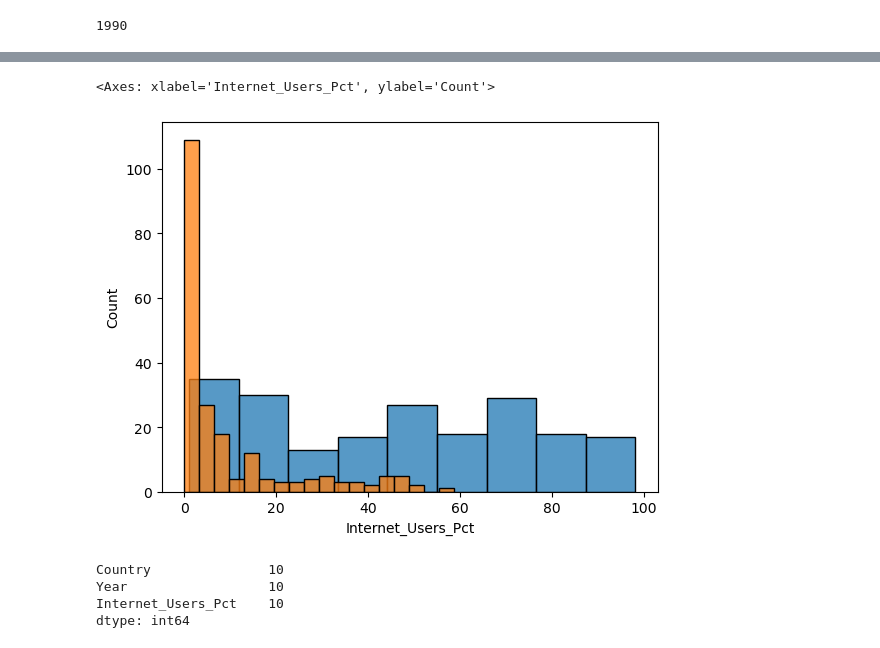
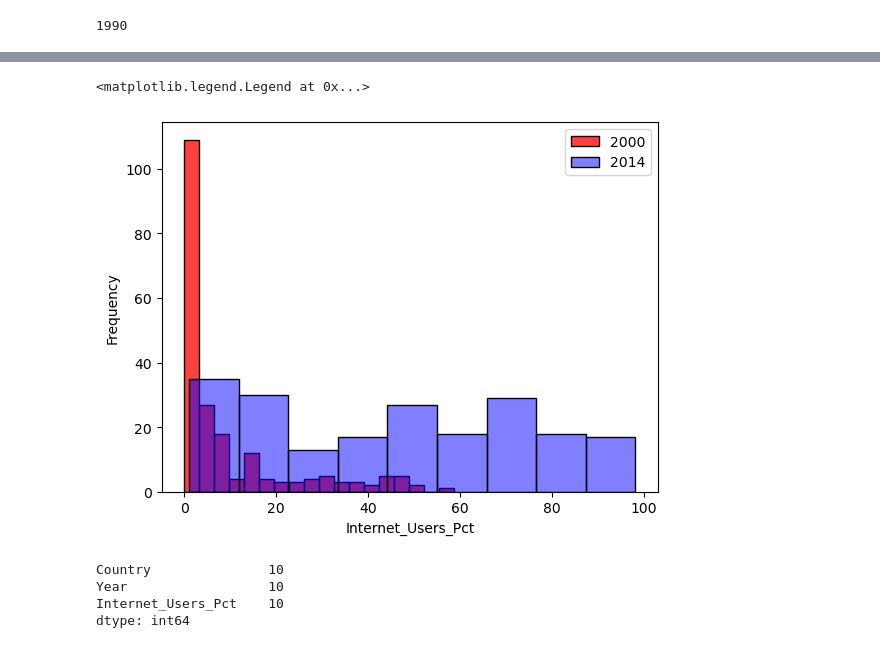
Before and after one commit to NSS-Data-Analytics-Cohort-12/un-python-HaylieCannon, a Jupyter notebook: notebooks/unproject.ipynb, the cells around one changed output, grey strips where cells are left out. Drawn from its saved outputs; the diff is of its cells as text; code cells hidden in the pictures.

```diff
--- a/notebooks/unproject.ipynb
+++ b/notebooks/unproject.ipynb
@@ -534,11 +507,13 @@ internet_df_2000 = internet_df_rename[internet_df_rename["Year"]== 2000]
 # %%
 internet_df_2014 = internet_df_rename[internet_df_rename["Year"]== 2014]
 # %%
-sns.histplot(data=internet_df_2014, x="Internet_Users_Pct")
-sns.histplot(data=internet_df_2000, x="Internet_Users_Pct")
+sns.histplot(data=internet_df_2000, x="Internet_Users_Pct", label = 2000, color = 'red')
+sns.histplot(data=internet_df_2014, x="Internet_Users_Pct", alpha = .5, label = 2014, color = 'blue')
+plt.ylabel("Frequency")
+plt.legend()
 # %% [output]
-<Axes: xlabel='Internet_Users_Pct', ylabel='Count'>
+<matplotlib.legend.Legend at 0x...>
-[figure, old version]
+[figure, new version]
 # %%
 # Answer: 2020 has a lot more countries with lower users user percentages. 2014 has a pretty even distribution
 # %%
```
Also changed, not shown: parts of 23 cells of this notebook.
